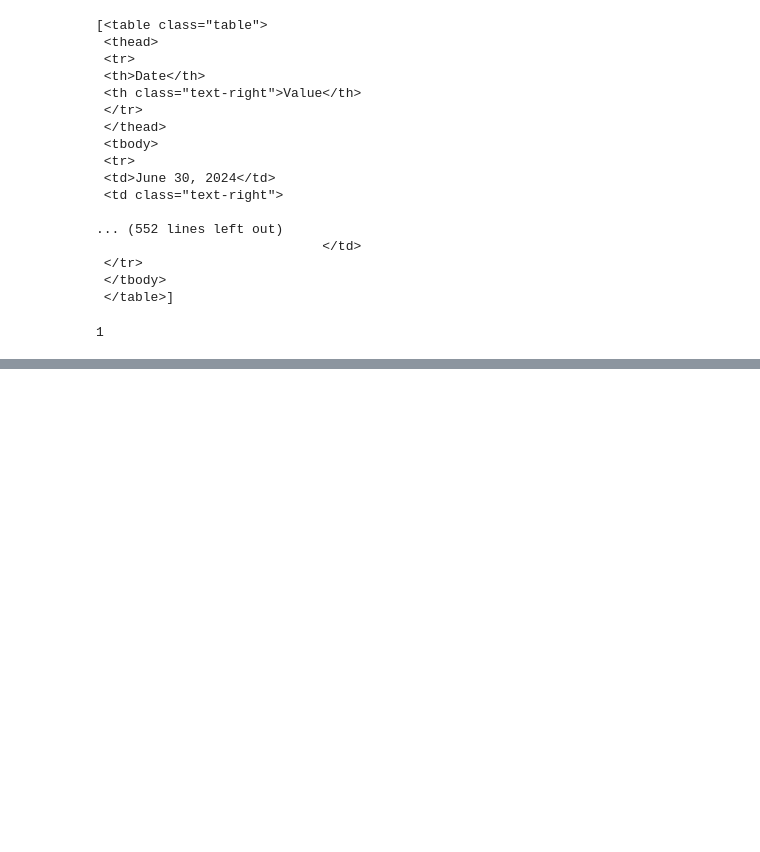
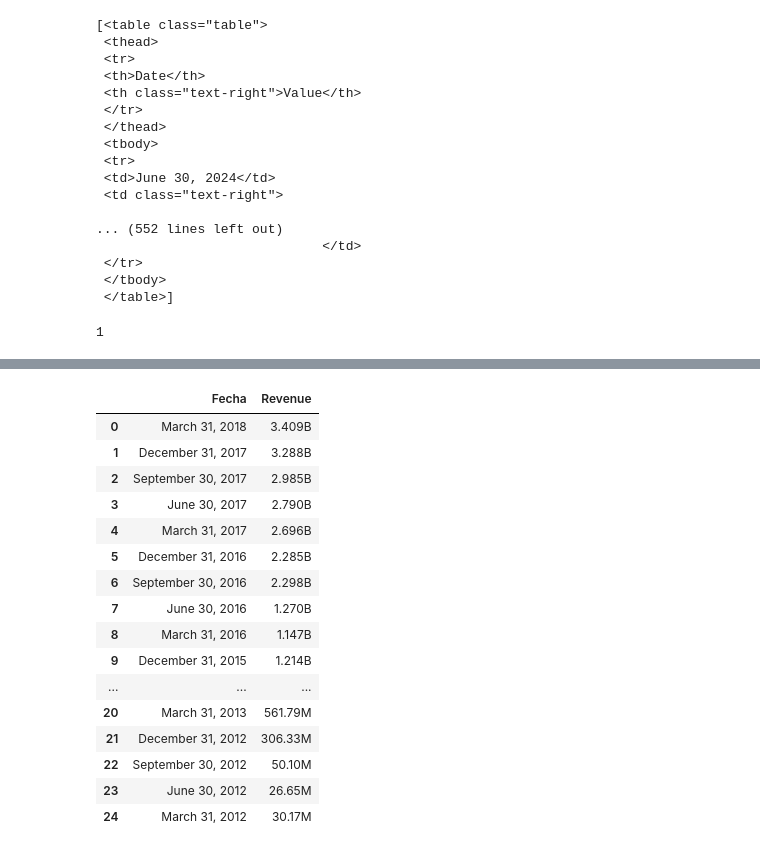
Before and after one commit to LuisCamachoRivero/web-scraping-project-tutorial, a Jupyter notebook: src/explore.es.ipynb, the cells around one changed output, grey strips where cells are left out. Saved outputs shown, nothing was run; the diff lists cells and outputs as text; code cells hidden in the pictures; blank space fills up the shorter version.

```diff
--- a/src/explore.es.ipynb
+++ b/src/explore.es.ipynb
@@ -92,0 +143,27 @@ table_index
+# %%
+#Iteramos la segunda parte de todas_las_tablas para completar nuestra información hasta la fecha que seleccionamos
+for row in todas_las_tablas[table_index].tbody.find_all('tr'):
+    col = row.find_all('td')
+    if (col != []):
+        Fecha = col[0].text
+        Revenue = col[1].text.replace('$','').replace('\n','').replace(' ','')
+        df_tesla = pd.concat([df_tesla,pd.DataFrame({'Fecha':Fecha,'Revenue':Revenue},index=[0])],ignore_index=True)
+df_tesla
+# %% [output]
+|  | Fecha | Revenue |
+| 0 | March 31, 2018 | 3.409B |
+| 1 | December 31, 2017 | 3.288B |
+| 2 | September 30, 2017 | 2.985B |
+| 3 | June 30, 2017 | 2.790B |
+| 4 | March 31, 2017 | 2.696B |
+| 5 | December 31, 2016 | 2.285B |
+| 6 | September 30, 2016 | 2.298B |
+| 7 | June 30, 2016 | 1.270B |
+| 8 | March 31, 2016 | 1.147B |
+| 9 | December 31, 2015 | 1.214B |
+| ... | ... | ... |
+| 20 | March 31, 2013 | 561.79M |
+| 21 | December 31, 2012 | 306.33M |
+| 22 | September 30, 2012 | 50.10M |
+| 23 | June 30, 2012 | 26.65M |
+| 24 | March 31, 2012 | 30.17M |
```
Also changed, not shown: parts of 4 cells of this notebook.
